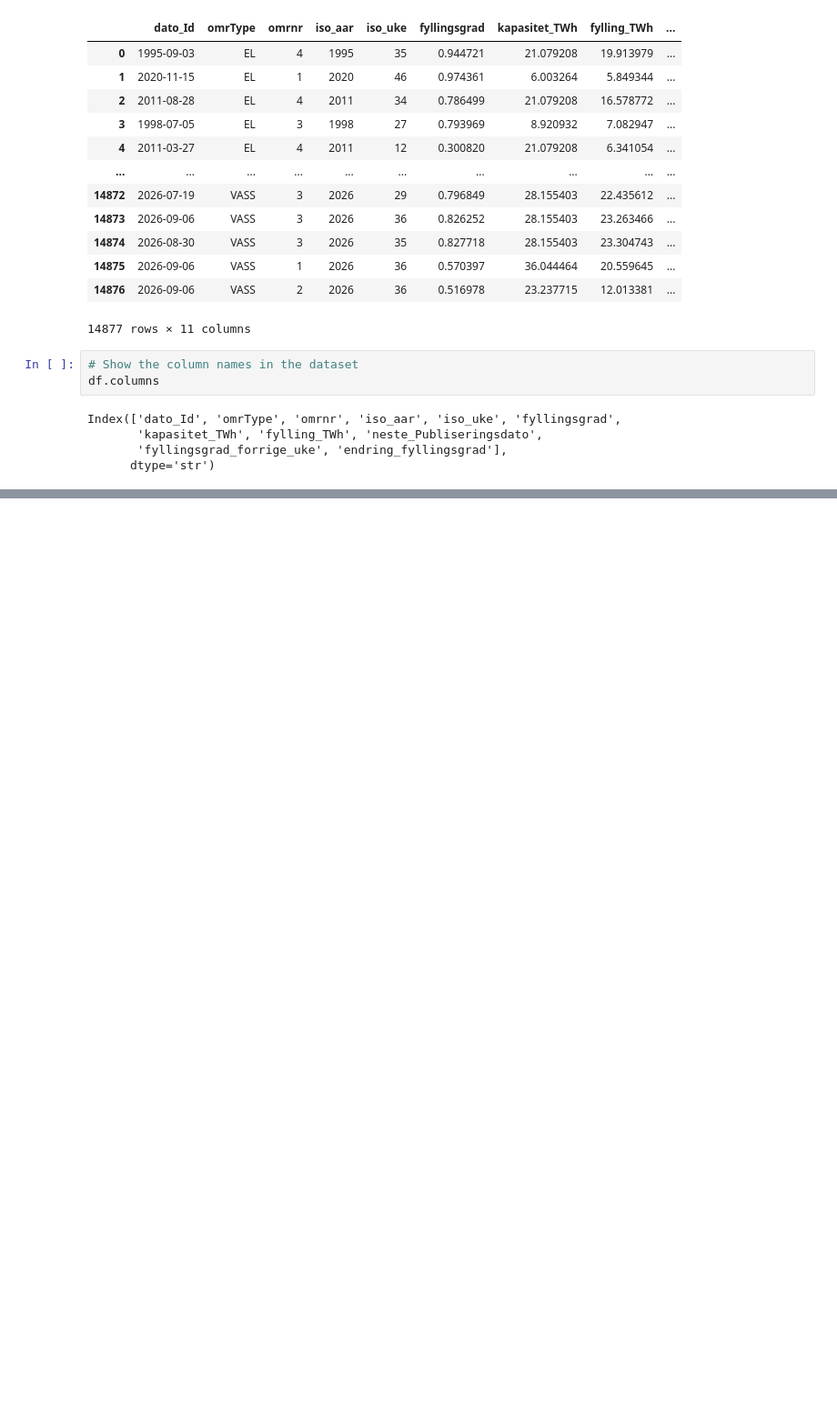
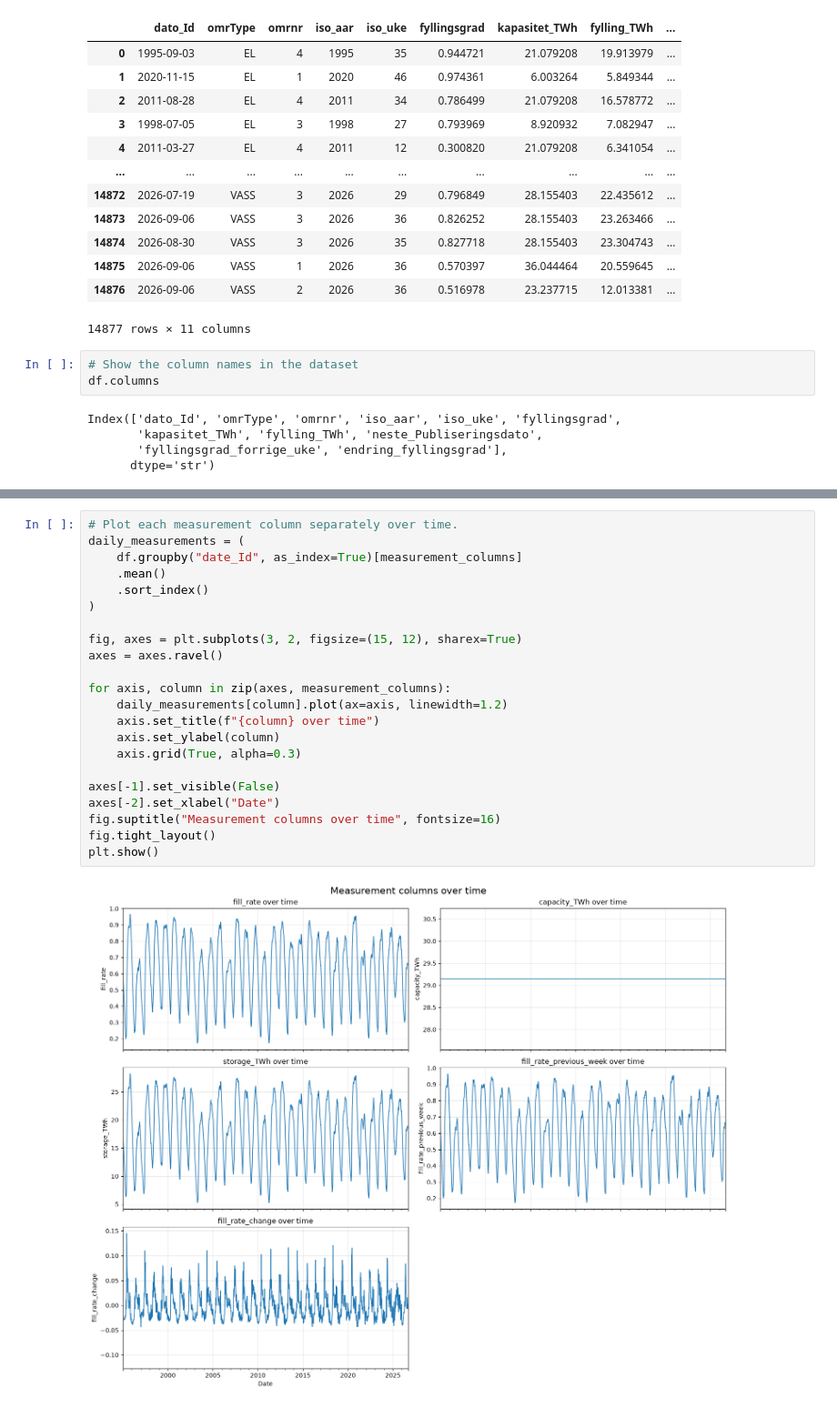
Before and after one commit to ChristianAronVea/IND320-Vea, a Jupyter notebook: project.ipynb, the cells around one changed output, grey strips where cells are left out. Shown at 91% size. Saved outputs shown, nothing was run; the diff lists cells and outputs as text; blank space fills up the shorter version.

```diff
--- a/project.ipynb
+++ b/project.ipynb
@@ -83,0 +124,24 @@ Index(['dato_Id', 'omrType', 'omrnr', 'iso_aar', 'iso_uke', 'fyllingsgrad',
+# %%
+# Plot each measurement column separately over time.
+daily_measurements = (
+    df.groupby("date_Id", as_index=True)[measurement_columns]
+    .mean()
+    .sort_index()
+)
+
+fig, axes = plt.subplots(3, 2, figsize=(15, 12), sharex=True)
+axes = axes.ravel()
+
+for axis, column in zip(axes, measurement_columns):
+    daily_measurements[column].plot(ax=axis, linewidth=1.2)
+    axis.set_title(f"{column} over time")
+    axis.set_ylabel(column)
+    axis.grid(True, alpha=0.3)
+
+axes[-1].set_visible(False)
+axes[-2].set_xlabel("Date")
+fig.suptitle("Measurement columns over time", fontsize=16)
+fig.tight_layout()
+plt.show()
+# %% [output]
+[figure, added]
```
Also changed, not shown: parts of 14 cells of this notebook.
